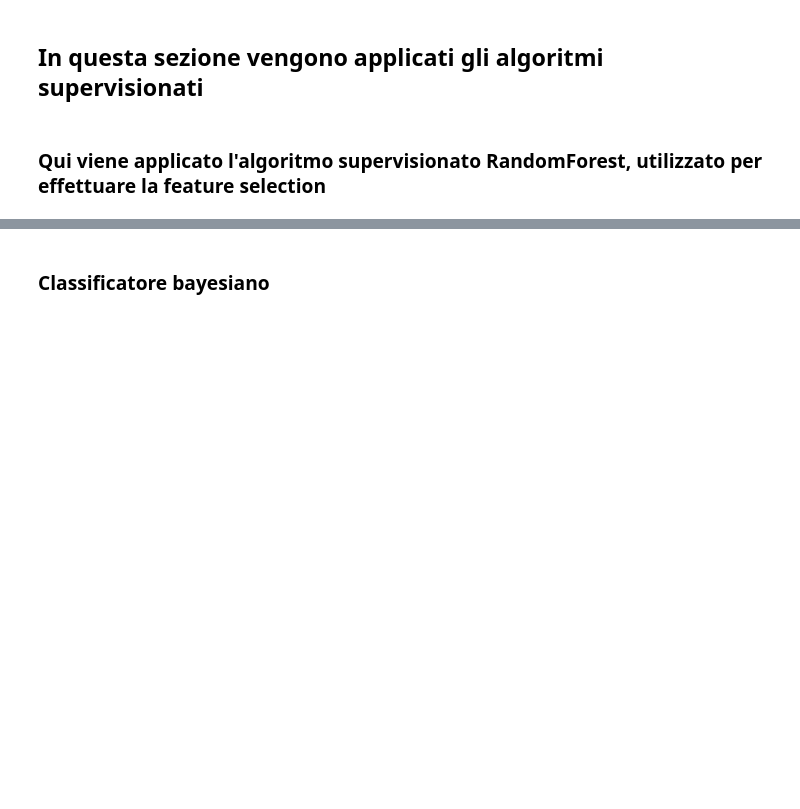
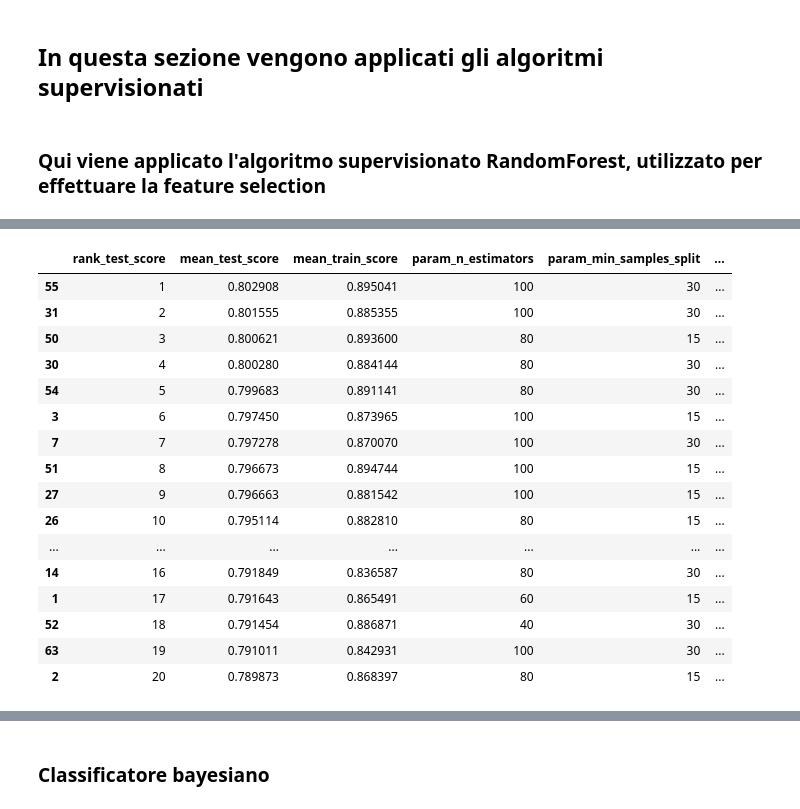
Before and after one commit to Ferru2000/SentimentAnalysis, a Jupyter notebook: Main.ipynb, the cells around one changed output, grey strips where cells are left out. Cells and saved outputs as stored; diff of their text form; code cells hidden in the pictures; blank space fills up the shorter version.

Commit message:
Creata funzione per tuning dei parametri

```diff
--- a/Main.ipynb
+++ b/Main.ipynb
@@ -182,6 +182,6 @@ dataset, labels = Supervised.createDataframeWithTfIdf(clean_dataset)
 # %% [markdown]
 ### Qui viene applicato l'algoritmo supervisionato RandomForest, utilizzato per effettuare la feature selection
 # %%
-# classificatore RandomForest
-truncated_df = Supervised.randomForest(dataset, labels)
+# feature selection tramite random forest
+truncated_df = Supervised.randomForest_featureSelection(dataset, labels)
 # %% [output]
@@ -192,0 +190,3 @@ truncated_df.to_csv('truncated_df.csv')
+# %%
+# hyperparameter tuning del random forest
+rf = Supervised.randomForest_parameterTuning(truncated_df, labels)
@@ -192,0 +225,25 @@ truncated_df.to_csv('truncated_df.csv')
+# %%
+df_cv_results = pd.DataFrame(rf.cv_results_)
+df_cv_results = df_cv_results[['rank_test_score','mean_test_score','mean_train_score',
+                           'param_n_estimators', 'param_min_samples_split','param_min_samples_leaf',
+                           'param_max_features', 'param_max_depth','param_criterion']]
+df_cv_results.sort_values('rank_test_score', inplace=True)
+df_cv_results[:20]
+# %% [output]
+|  | rank_test_score | mean_test_score | mean_train_score | param_n_estimators | param_min_samples_split | ... |
+| 55 | 1 | 0.802908 | 0.895041 | 100 | 30 | ... |
+| 31 | 2 | 0.801555 | 0.885355 | 100 | 30 | ... |
+| 50 | 3 | 0.800621 | 0.893600 | 80 | 15 | ... |
+| 30 | 4 | 0.800280 | 0.884144 | 80 | 30 | ... |
+| 54 | 5 | 0.799683 | 0.891141 | 80 | 30 | ... |
+| 3 | 6 | 0.797450 | 0.873965 | 100 | 15 | ... |
+| 7 | 7 | 0.797278 | 0.870070 | 100 | 30 | ... |
+| 51 | 8 | 0.796673 | 0.894744 | 100 | 15 | ... |
+| 27 | 9 | 0.796663 | 0.881542 | 100 | 15 | ... |
+| 26 | 10 | 0.795114 | 0.882810 | 80 | 15 | ... |
+| ... | ... | ... | ... | ... | ... | ... |
+| 14 | 16 | 0.791849 | 0.836587 | 80 | 30 | ... |
+| 1 | 17 | 0.791643 | 0.865491 | 60 | 15 | ... |
+| 52 | 18 | 0.791454 | 0.886871 | 40 | 30 | ... |
+| 63 | 19 | 0.791011 | 0.842931 | 100 | 30 | ... |
+| 2 | 20 | 0.789873 | 0.868397 | 80 | 15 | ... |
```
Also changed, not shown: parts of 6 cells of this notebook, 2 other files.
